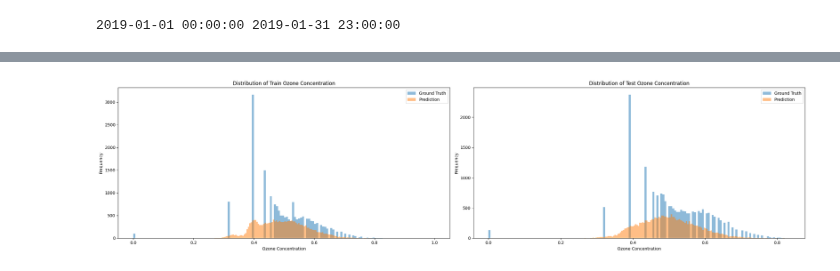
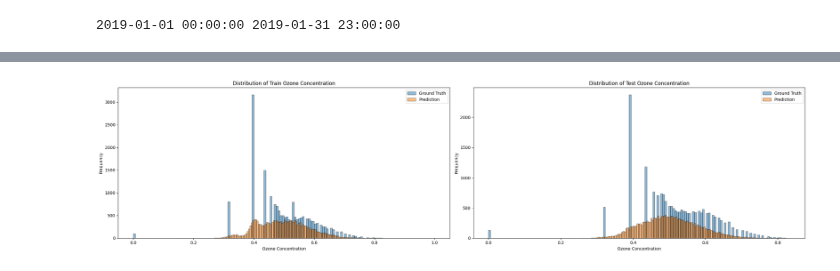
Before and after one commit to kminseong841/ML-Research, a Jupyter notebook: Pytorch_Ozone_predict_CNN.ipynb, the cells around one changed output, grey strips where cells are left out. Cells and saved outputs as stored; diff of their text form; code cells hidden in the pictures.

```diff
--- a/Pytorch_Ozone_predict_CNN.ipynb
+++ b/Pytorch_Ozone_predict_CNN.ipynb
@@ -670,45 +618,52 @@ plt.show()
 # %%
 # 전체 시간의 오존 값의 분포 비교 (관측소가 있는 지점만)
 # 관측소가 있는 지점만 마스킹, flatten
 def process_data(y, pred, mask):
     y_masked = y[:, mask!=0]
     pred_masked = pred[:, mask!=0]
     y_flat = y_masked.flatten()
     pred_flat = pred_masked.flatten()
 
     return y_flat, pred_flat
 
 # mask, prediction
 mask = model_list[0].mask
 
 # mask가 CUDA 텐서인 경우 CPU로 이동
 if mask.is_cuda:
     mask = mask.cpu()
 
 # data processing
 gt_train_flat, pred_train_flat = process_data(ytrain, train_pred, mask)
 gt_test_flat, pred_test_flat = process_data(ytest, test_pred, mask)
 
-# 플롯 설정
-fig, axes = plt.subplots(1, 2, figsize=(24, 6))
+# data_specs 정의 (히스토그램)
+data_specs = [
+    {
+        'plot_type': 'hist',  # 히스토그램
+        'data_list': [gt_train_flat, pred_train_flat],  # 두 개의 데이터
+        'bins': 150,  # 빈 수
+        'alpha_list': [0.5, 0.5],  # 투명도
+        'labels': ['Ground Truth', 'Prediction'],  # 레이블
+        'xlabel': 'Ozone Concentration',  # x축 레이블
+        'ylabel': 'Frequency',  # y축 레이블
+        'title': 'Distribution of Train Ozone Concentration',  # 서브플롯 제목
+        'grid': False  # 그리드 표시 여부
+    },
+    {
+        'plot_type': 'hist',  # 히스토그램
+        'data_list': [gt_test_flat, pred_test_flat],  # 두 개의 데이터
+        'bins': 150,  # 빈 수
+        'alpha_list': [0.5, 0.5],  # 투명도
+        'labels': ['Ground Truth', 'Prediction'],  # 레이블
+        'xlabel': 'Ozone Concentration',  # x축 레이블
+        'ylabel': 'Frequency',  # y축 레이블
+        'title': 'Distribution of Test Ozone Concentration',  # 서브플롯 제목
+        'grid': False  # 그리드 표시 여부
+    }
+]
 
-# 훈련 데이터 히스토그램
-axes[0].hist(gt_train_flat, bins=150, alpha=0.5, label='Ground Truth')
-axes[0].hist(pred_train_flat, bins=150, alpha=0.5, label='Prediction')
-axes[0].set_xlabel('Ozone Concentration')
-axes[0].set_ylabel('Frequency')
-axes[0].set_title('Distribution of Train Ozone Concentration')
-axes[0].legend()
-
-# 테스트 데이터 히스토그램
-axes[1].hist(gt_test_flat, bins=150, alpha=0.5, label='Ground Truth')
-axes[1].hist(pred_test_flat, bins=150, alpha=0.5, label='Prediction')
-axes[1].set_xlabel('Ozone Concentration')
-axes[1].set_ylabel('Frequency')
-axes[1].set_title('Distribution of Test Ozone Concentration')
-axes[1].legend()
-
-plt.tight_layout()
-plt.show()
+# 그래프 그리기
+plot_subplots(data_specs, figsize=(24, 6))
 # %% [output]
-[figure, old version]
+[figure, new version]
```
Also changed, not shown: parts of 15 cells of this notebook, 1 other file.
